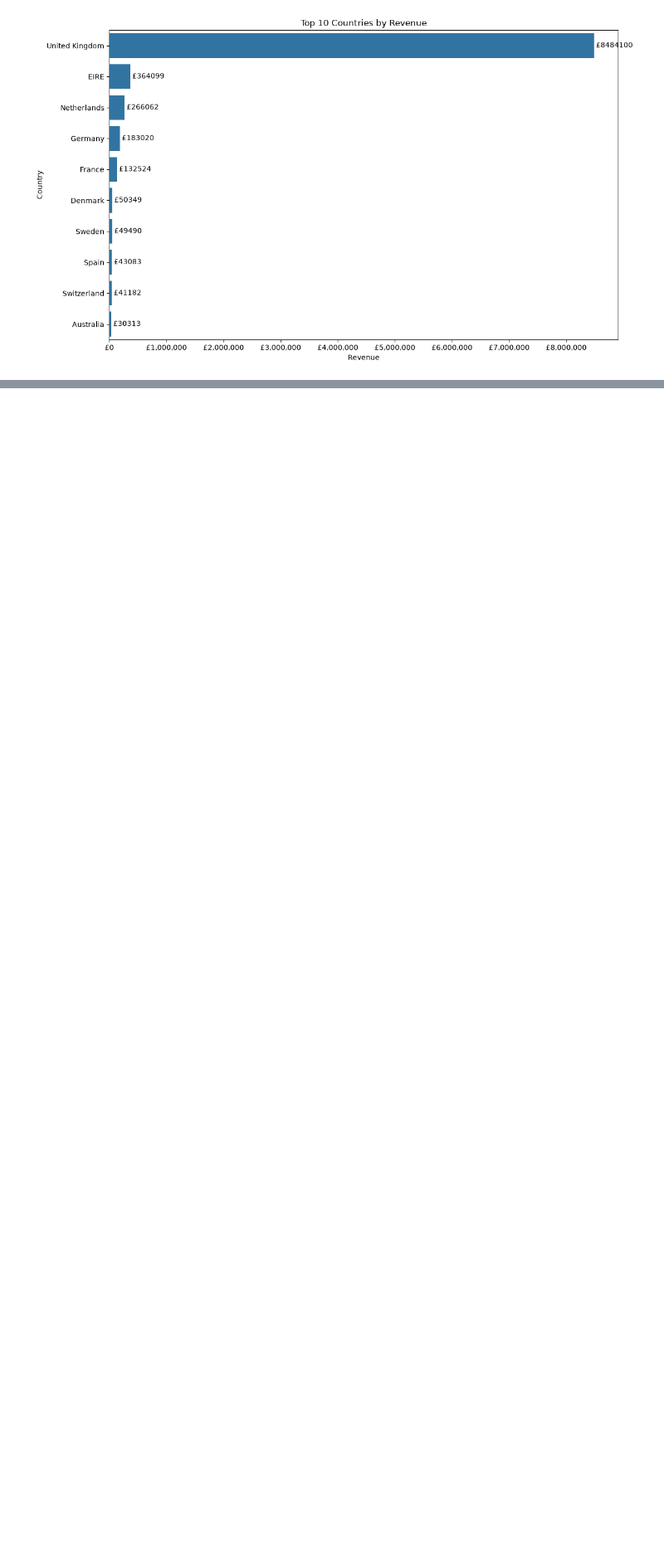
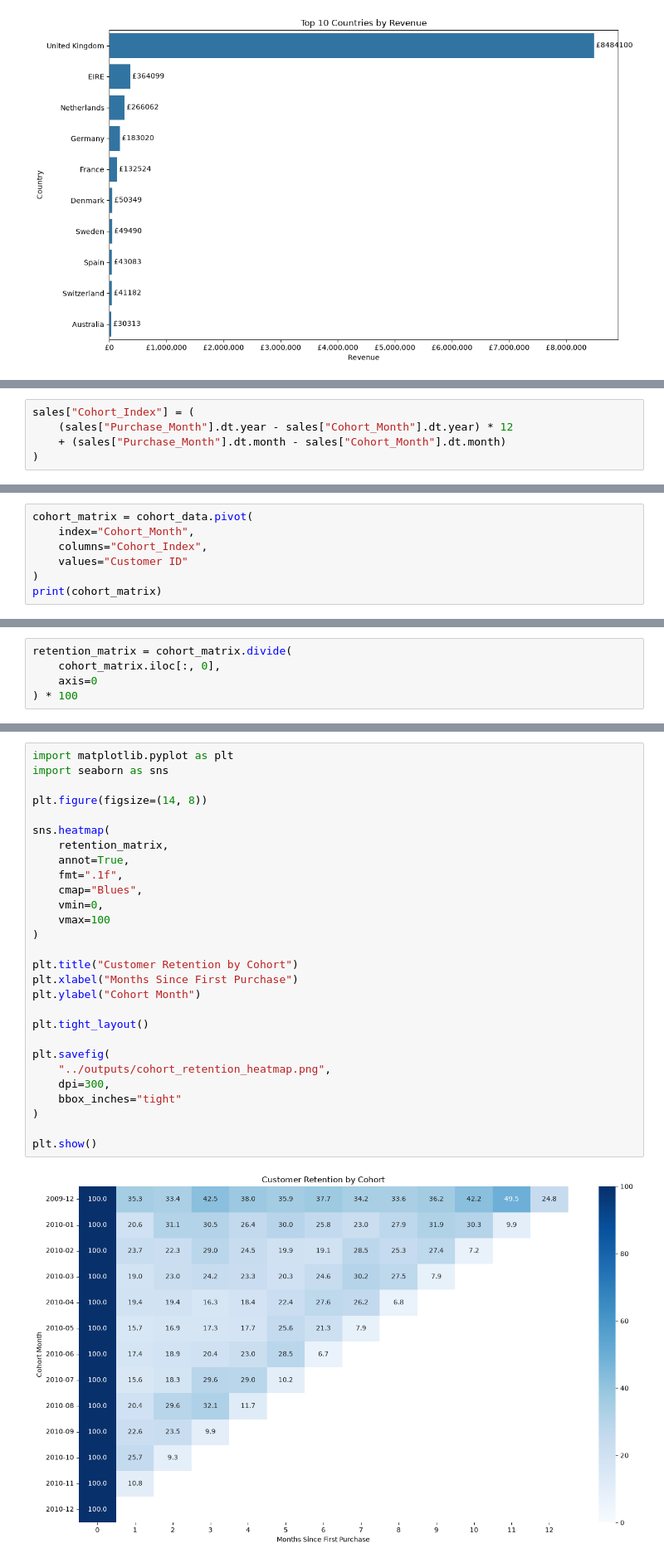
Before and after one commit to Ahmedd1901/ecommerce-sales-customer-analytics, a Jupyter notebook: src/visualization.ipynb, the cells around one changed output, grey strips where cells are left out. Shown at 83% size. Saved outputs shown, nothing was run; the diff lists cells and outputs as text; blank space fills up the shorter version.

Commit message:
Cohort/Retention Analysis

```diff
--- a/src/visualization.ipynb
+++ b/src/visualization.ipynb
@@ -248,0 +271,5 @@ plt.show()
+# %%
+sales["Cohort_Index"] = (
+    (sales["Purchase_Month"].dt.year - sales["Cohort_Month"].dt.year) * 12
+    + (sales["Purchase_Month"].dt.month - sales["Cohort_Month"].dt.month)
+)
@@ -248,0 +319,7 @@ plt.show()
+# %%
+cohort_matrix = cohort_data.pivot(
+    index="Cohort_Month",
+    columns="Cohort_Index",
+    values="Customer ID"
+)
+print(cohort_matrix)
@@ -248,0 +344,5 @@ plt.show()
+# %%
+retention_matrix = cohort_matrix.divide(
+    cohort_matrix.iloc[:, 0],
+    axis=0
+) * 100
@@ -248,0 +369,30 @@ plt.show()
+# %%
+import matplotlib.pyplot as plt
+import seaborn as sns
+
+plt.figure(figsize=(14, 8))
+
+sns.heatmap(
+    retention_matrix,
+    annot=True,
+    fmt=".1f",
+    cmap="Blues",
+    vmin=0,
+    vmax=100
+)
+
+plt.title("Customer Retention by Cohort")
+plt.xlabel("Months Since First Purchase")
+plt.ylabel("Cohort Month")
+
+plt.tight_layout()
+
+plt.savefig(
+    "../outputs/cohort_retention_heatmap.png",
+    dpi=300,
+    bbox_inches="tight"
+)
+
+plt.show()
+# %% [output]
+[figure, added]
```
Also changed, not shown: parts of 11 cells of this notebook.
